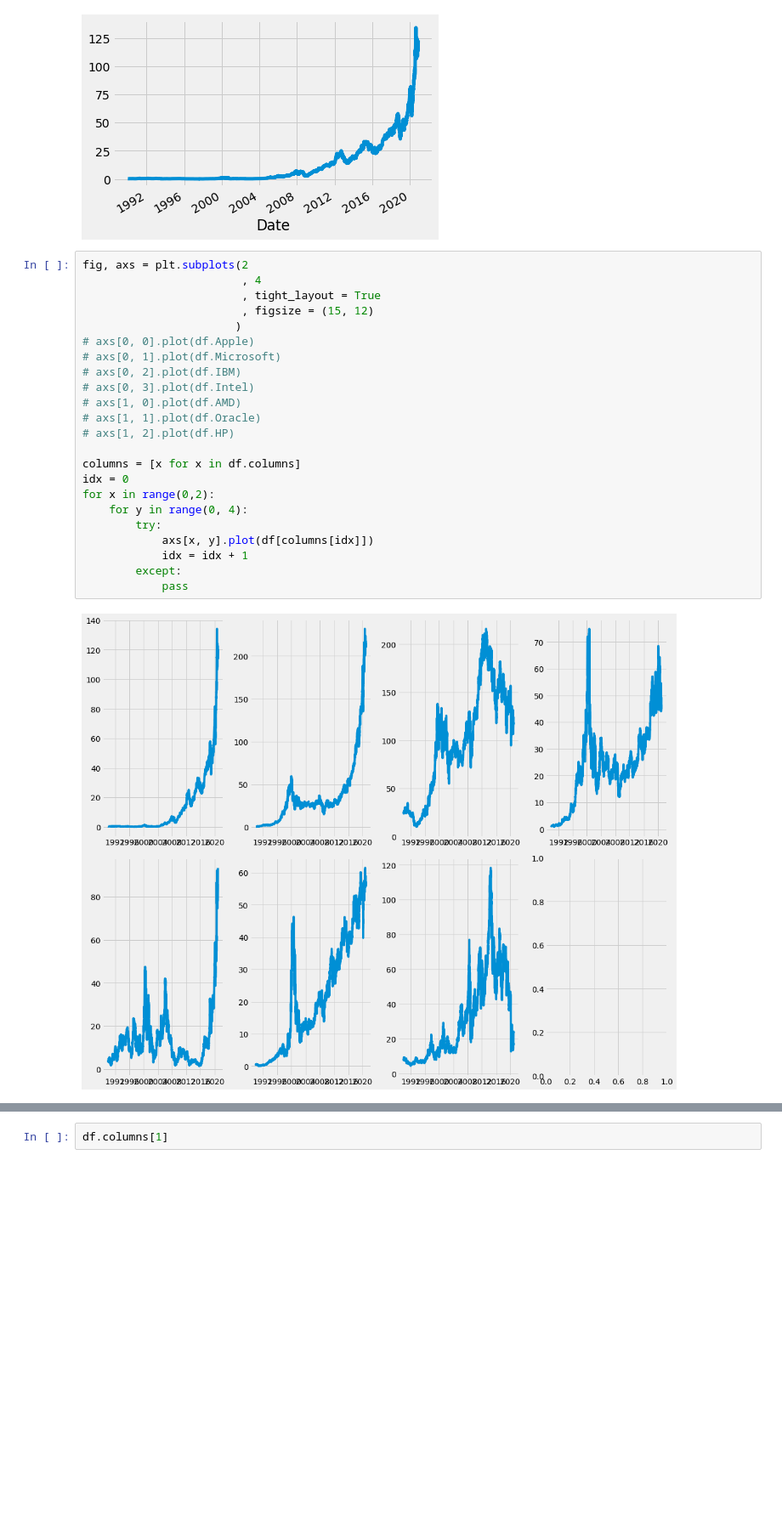
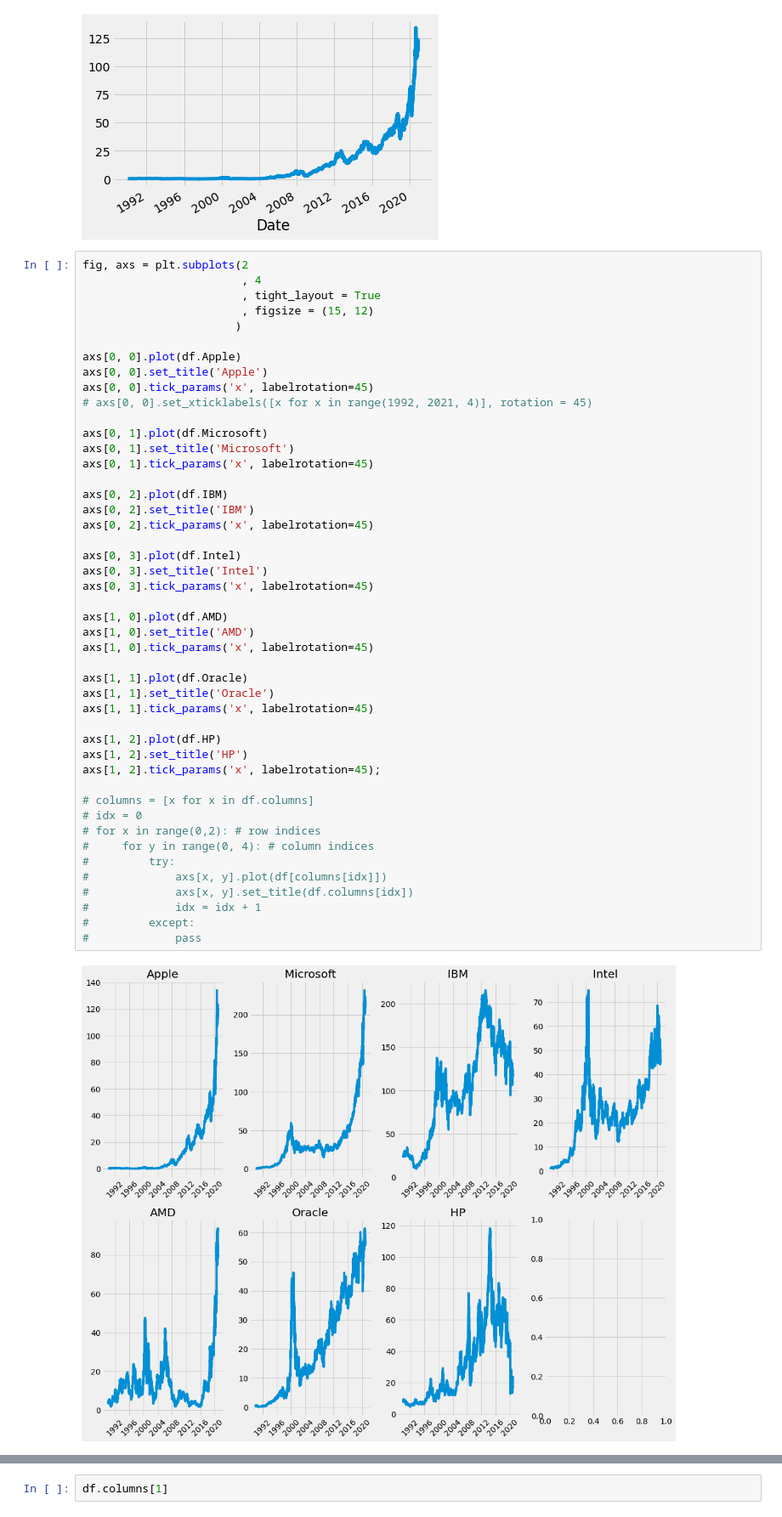
Before and after one commit to yuchild/erik_interviewqs, a Jupyter notebook: question_stocks_monte_carlo.ipynb, the cells around one changed output, grey strips where cells are left out. Shown at 85% size. Drawn from its saved outputs; the diff is of its cells as text; blank space fills up the shorter version.

```diff
--- a/question_stocks_monte_carlo.ipynb
+++ b/question_stocks_monte_carlo.ipynb
@@ -886,25 +886,48 @@ df.Apple.plot()
 # %%
 fig, axs = plt.subplots(2
                         , 4
                         , tight_layout = True
                         , figsize = (15, 12)
                        )
-# axs[0, 0].plot(df.Apple)
-# axs[0, 1].plot(df.Microsoft)
-# axs[0, 2].plot(df.IBM)
-# axs[0, 3].plot(df.Intel)
-# axs[1, 0].plot(df.AMD)
-# axs[1, 1].plot(df.Oracle)
-# axs[1, 2].plot(df.HP)
 
-columns = [x for x in df.columns]
-idx = 0
-for x in range(0,2):
-    for y in range(0, 4):
-        try:
-            axs[x, y].plot(df[columns[idx]])
-            idx = idx + 1
-        except:
-            pass
+axs[0, 0].plot(df.Apple)
+axs[0, 0].set_title('Apple')
+axs[0, 0].tick_params('x', labelrotation=45)
+# axs[0, 0].set_xticklabels([x for x in range(1992, 2021, 4)], rotation = 45)
+
+axs[0, 1].plot(df.Microsoft)
+axs[0, 1].set_title('Microsoft')
+axs[0, 1].tick_params('x', labelrotation=45)
+
+axs[0, 2].plot(df.IBM)
+axs[0, 2].set_title('IBM')
+axs[0, 2].tick_params('x', labelrotation=45)
+
+axs[0, 3].plot(df.Intel)
+axs[0, 3].set_title('Intel')
+axs[0, 3].tick_params('x', labelrotation=45)
+
+axs[1, 0].plot(df.AMD)
+axs[1, 0].set_title('AMD')
+axs[1, 0].tick_params('x', labelrotation=45)
+
+axs[1, 1].plot(df.Oracle)
+axs[1, 1].set_title('Oracle')
+axs[1, 1].tick_params('x', labelrotation=45)
+
+axs[1, 2].plot(df.HP)
+axs[1, 2].set_title('HP')
+axs[1, 2].tick_params('x', labelrotation=45);
+
+# columns = [x for x in df.columns]
+# idx = 0
+# for x in range(0,2): # row indices
+#     for y in range(0, 4): # column indices
+#         try:
+#             axs[x, y].plot(df[columns[idx]])
+#             axs[x, y].set_title(df.columns[idx])
+#             idx = idx + 1
+#         except:
+#             pass
 # %% [output]
-[figure, old version]
+[figure, new version]
```
Also changed, not shown: parts of 39 cells of this notebook.
